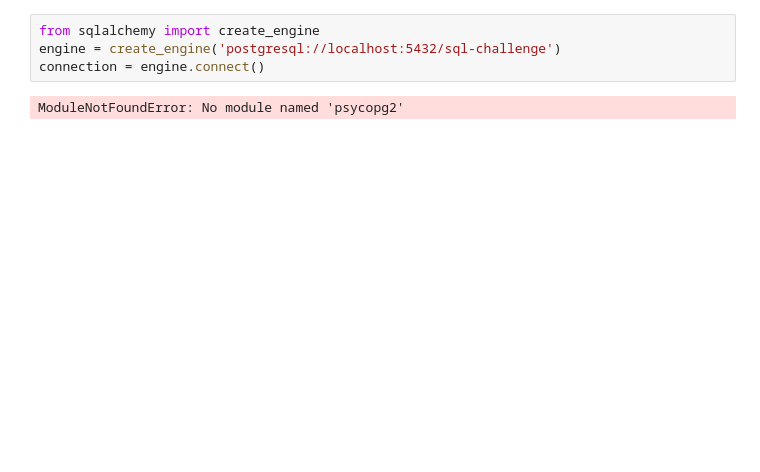
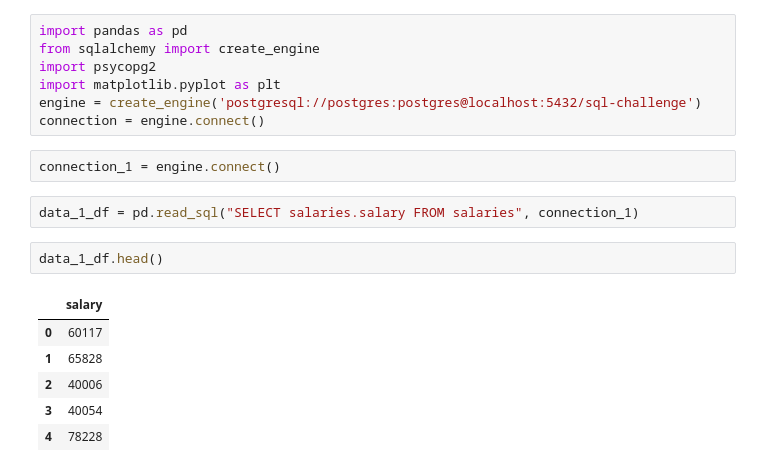
Before and after one commit to ognjenstrbanovic/Pewlett-Hackard-employees-DB, a Jupyter notebook: BONUS.ipynb, the cells around one changed output. Cells and saved outputs as stored; diff of their text form; blank space fills up the shorter version.

```diff
--- a/BONUS.ipynb
+++ b/BONUS.ipynb
@@ -1,6 +1,20 @@
 # %%
+import pandas as pd
 from sqlalchemy import create_engine
-engine = create_engine('postgresql://localhost:5432/sql-challenge')
+import psycopg2
+import matplotlib.pyplot as plt
+engine = create_engine('postgresql://postgres:postgres@localhost:5432/sql-challenge')
 connection = engine.connect()
-# %% [output]
-ModuleNotFoundError: No module named 'psycopg2'
+# %%
+connection_1 = engine.connect()
+# %%
+data_1_df = pd.read_sql("SELECT salaries.salary FROM salaries", connection_1)
+# %%
+data_1_df.head()
+# %% [output]
+|  | salary |
+| 0 | 60117 |
+| 1 | 65828 |
+| 2 | 40006 |
+| 3 | 40054 |
+| 4 | 78228 |
```
Also changed, not shown: parts of 6 cells of this notebook.
